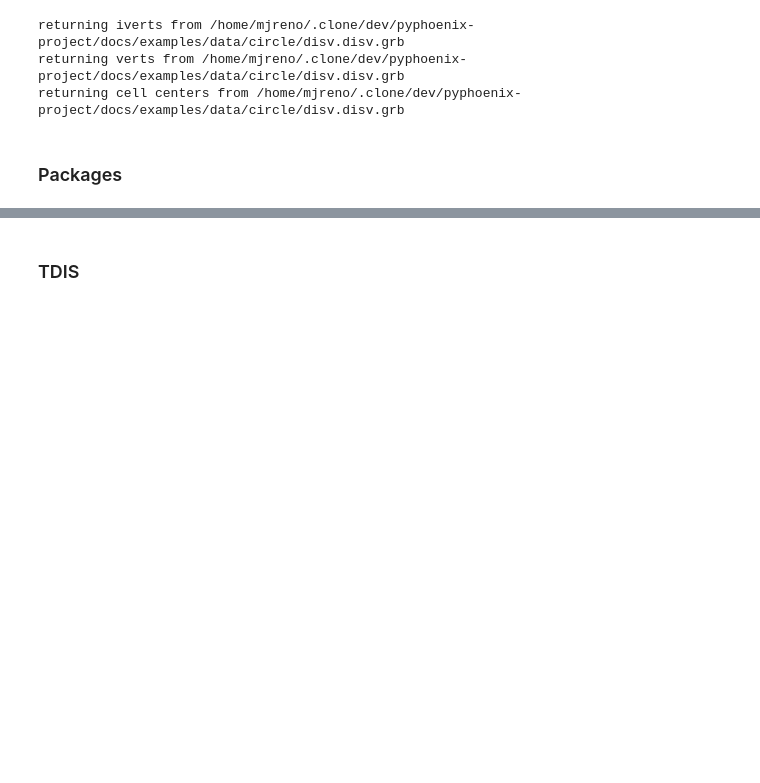
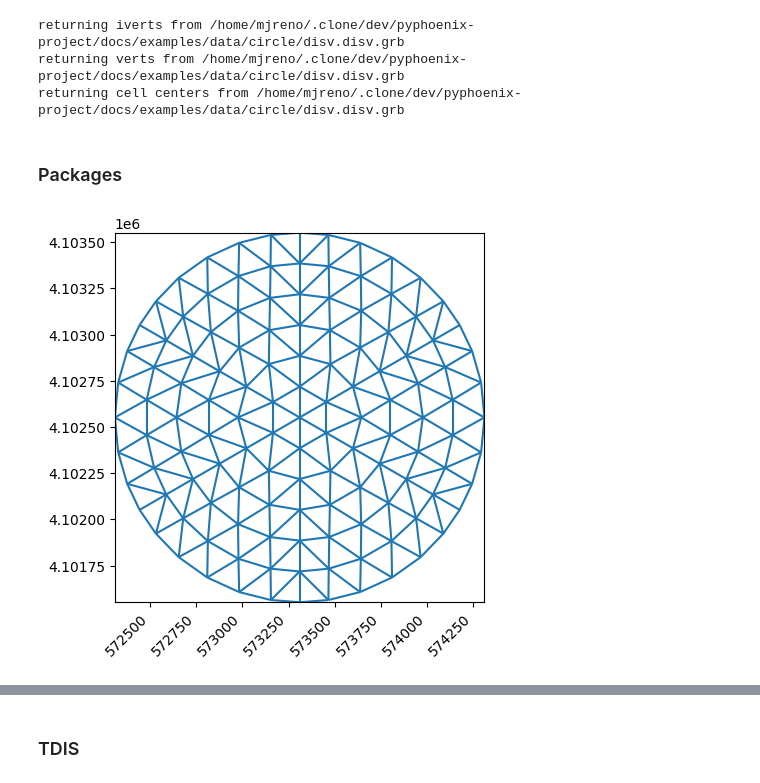
Before and after one commit to mjreno/pyphoenix-project, a Jupyter notebook: docs/examples/circle.ipynb, the cells around one changed output, grey strips where cells are left out. Drawn from its saved outputs; the diff is of its cells as text; code cells hidden in the pictures; blank space fills up the shorter version.

```diff
--- a/docs/examples/circle.ipynb
+++ b/docs/examples/circle.ipynb
@@ -162,11 +166,15 @@ workspace.mkdir(parents=True, exist_ok=True)
 # %%
 # plot the grid
 fig, ax = plt.subplots()
 xu.plot.line(grid, ax=ax)
 ax.set_aspect(1)
 ax.set_xticklabels(ax.get_xticklabels(), rotation=45, ha="right")
 plt.savefig(workspace / "grid.png", dpi=1200, bbox_inches="tight")
+if not os.environ.get("PYTEST_CURRENT_TEST"):
+    plt.show()
 plt.close()
+# %% [output]
+[figure, added]
 # %%
 # Initial conditions: uniform starting head of 0.0 m.
 ic = flopy4.mf6.gwf.Ic(strt=0.0, dims=dims)
```
Also changed, not shown: parts of 7 cells of this notebook, 5 other files.
